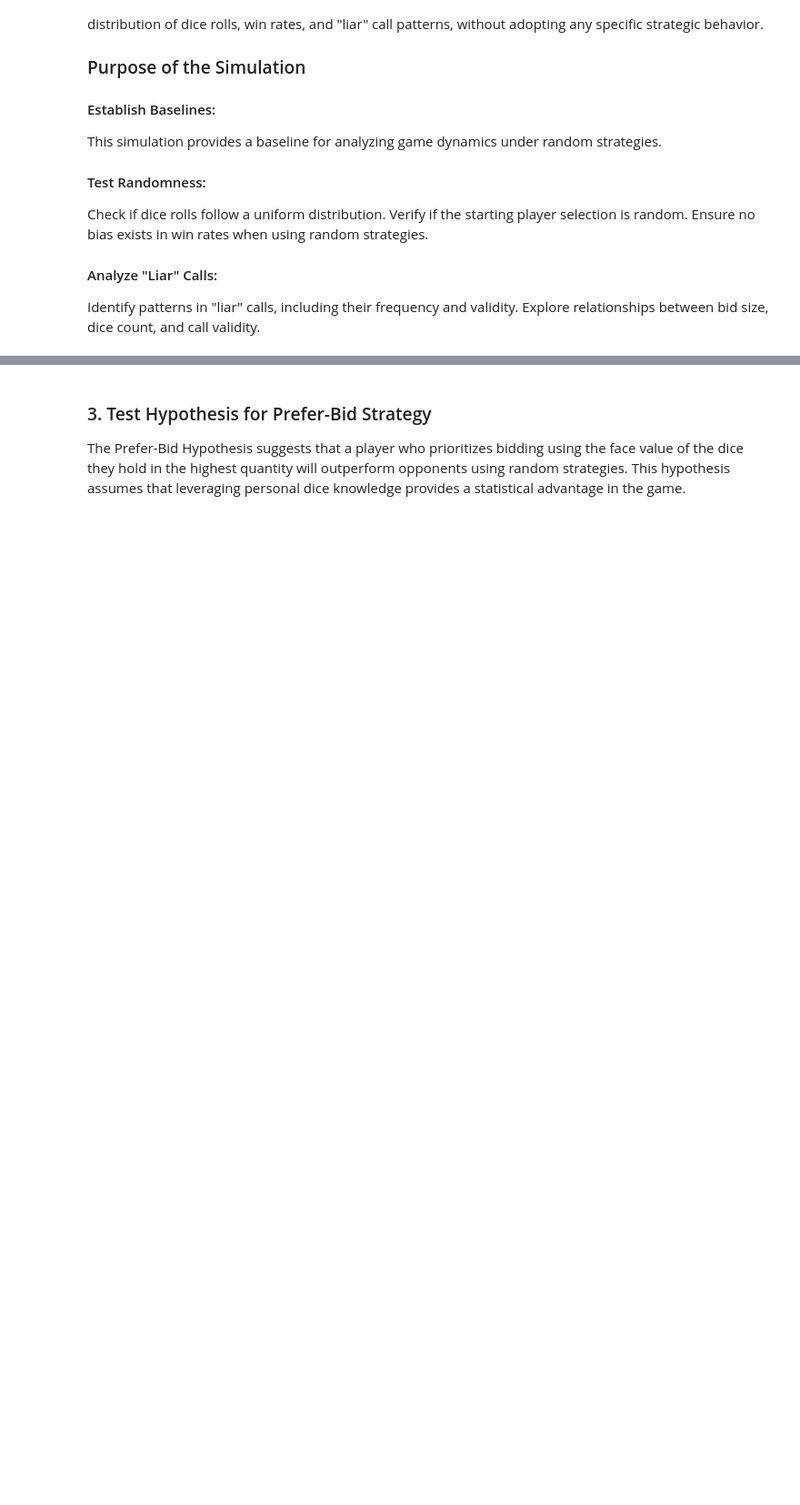
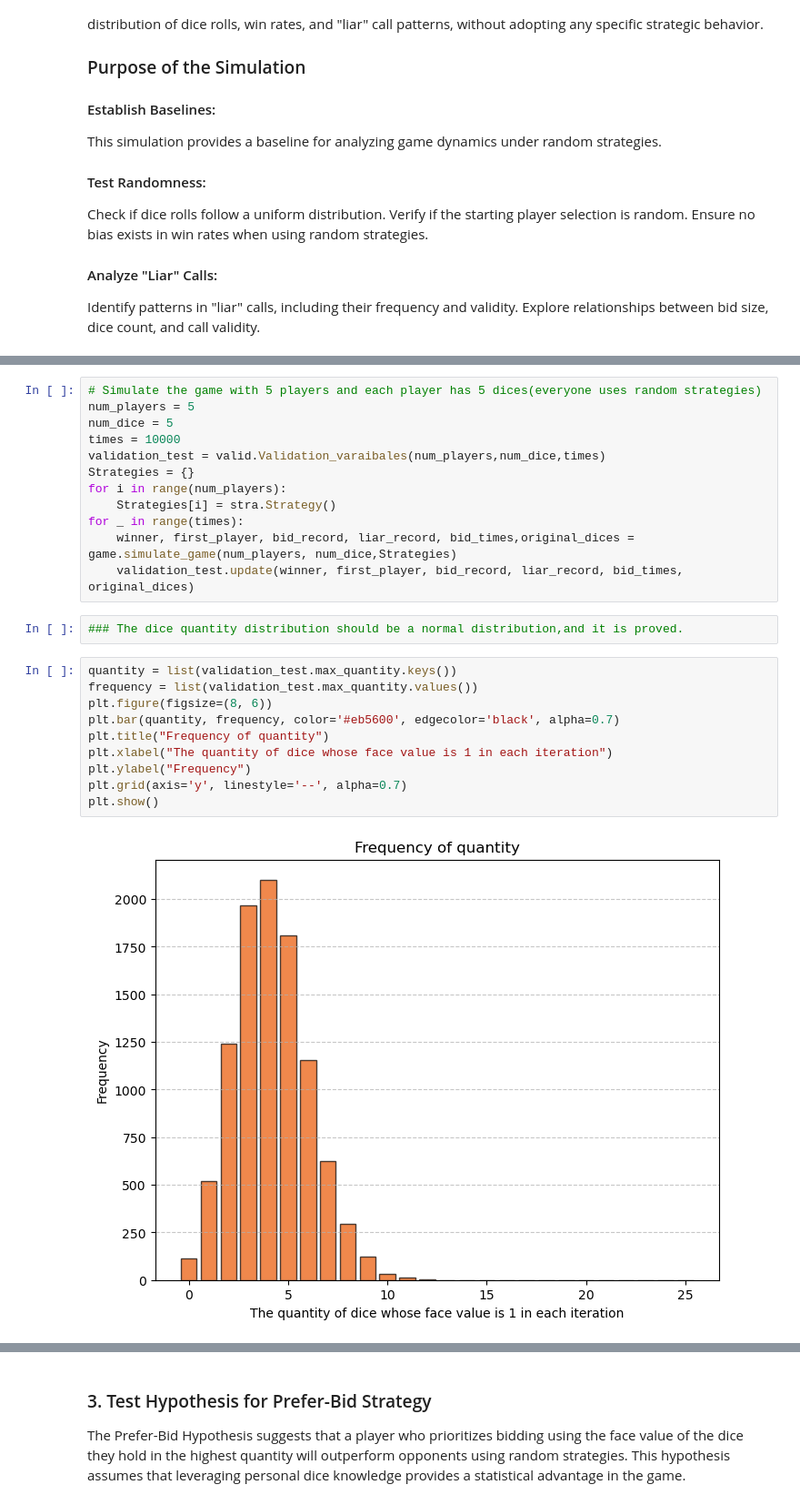
Before and after one commit to iSchool-597PR/2024Fall_projects, a Jupyter notebook: Validation.ipynb, the cells around one changed output, grey strips where cells are left out. Shown at 91% size. Cells and saved outputs as stored; diff of their text form; blank space fills up the shorter version.

Commit message:
modified the validation part

```diff
--- a/Validation.ipynb
+++ b/Validation.ipynb
@@ -396,0 +20,26 @@ valid_call_rate
+# %%
+# Simulate the game with 5 players and each player has 5 dices(everyone uses random strategies)
+num_players = 5
+num_dice = 5
+times = 10000
+validation_test = valid.Validation_varaibales(num_players,num_dice,times)
+Strategies = {}
+for i in range(num_players):
+    Strategies[i] = stra.Strategy()
+for _ in range(times):
+    winner, first_player, bid_record, liar_record, bid_times,original_dices = game.simulate_game(num_players, num_dice,Strategies)
+    validation_test.update(winner, first_player, bid_record, liar_record, bid_times, original_dices)
+# %%
+### The dice quantity distribution should be a normal distribution,and it is proved.
+# %%
+quantity = list(validation_test.max_quantity.keys())
+frequency = list(validation_test.max_quantity.values())
+plt.figure(figsize=(8, 6))
+plt.bar(quantity, frequency, color='#eb5600', edgecolor='black', alpha=0.7)
+plt.title("Frequency of quantity")
+plt.xlabel("The quantity of dice whose face value is 1 in each iteration")
+plt.ylabel("Frequency")
+plt.grid(axis='y', linestyle='--', alpha=0.7)
+plt.show()
+# %% [output]
+[figure, added]
```
Also changed, not shown: parts of 62 cells of this notebook, 1 other file.
